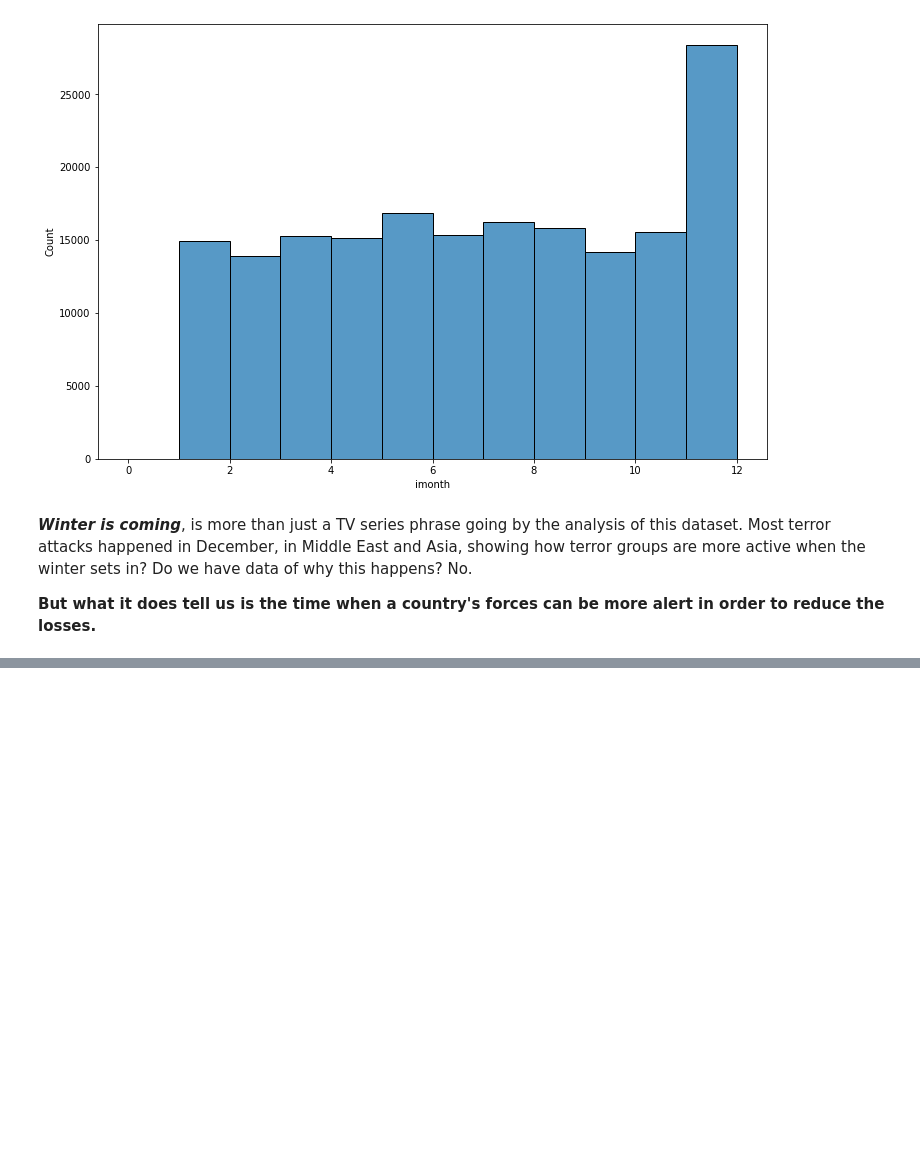
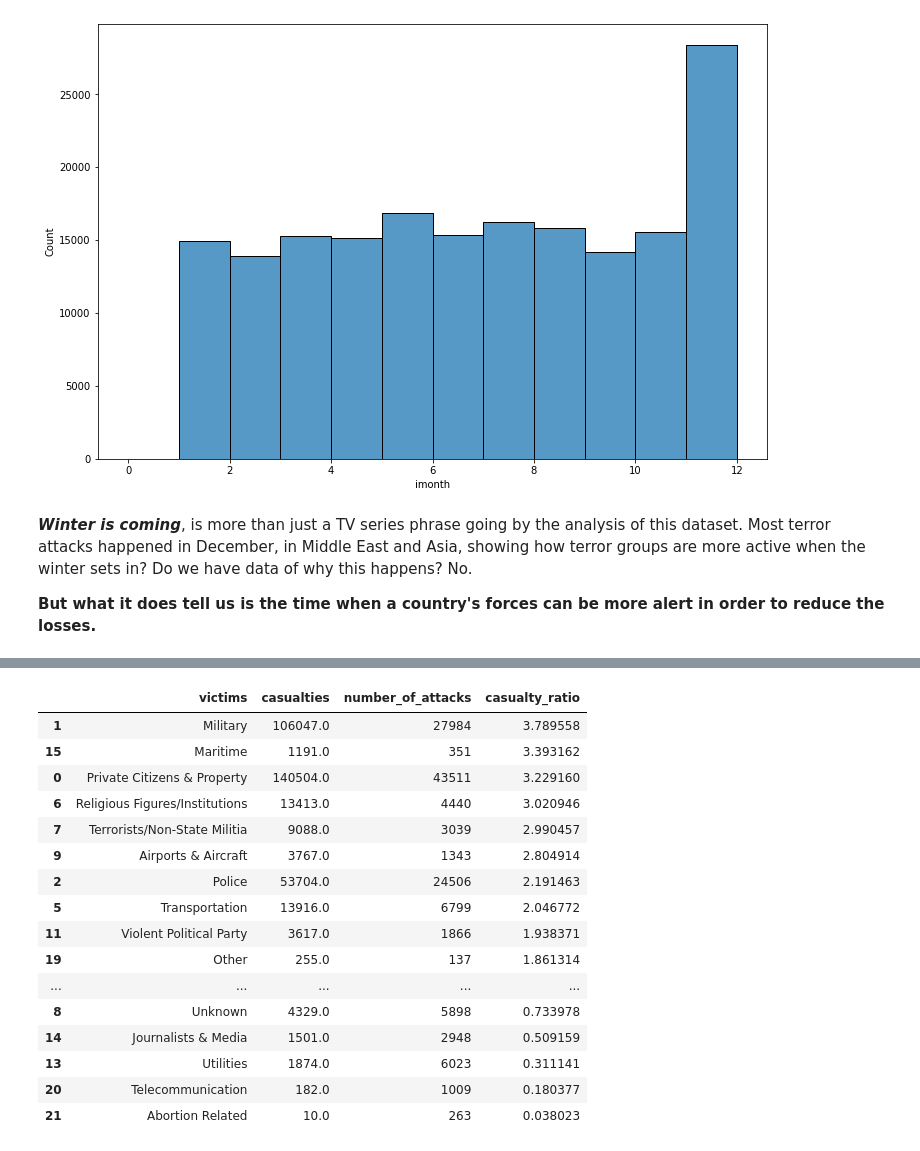
Before and after one commit to coder-harshil/global-terrorism-analysis, a Jupyter notebook: Capstone_Project_EDA_Global_Terrorism_Analysis.ipynb, the cells around one changed output, grey strips where cells are left out. Saved outputs shown, nothing was run; the diff lists cells and outputs as text; code cells hidden in the pictures; blank space fills up the shorter version.

```diff
--- a/Capstone_Project_EDA_Global_Terrorism_Analysis.ipynb
+++ b/Capstone_Project_EDA_Global_Terrorism_Analysis.ipynb
@@ -205,0 +423,23 @@ sns.histplot(terror_df, x = 'imonth', bins = 12)
+# %%
+worst_affected_victims = pd.merge(victims_df,victim_by_attacks, on = 'victims')
+worst_affected_victims['casualty_ratio'] = worst_affected_victims['casualties']/worst_affected_victims['number_of_attacks']
+worst_affected_victims = worst_affected_victims.sort_values(by = 'casualty_ratio', ascending = False)
+worst_affected_victims
+# %% [output]
+|  | victims | casualties | number_of_attacks | casualty_ratio |
+| 1 | Military | 106047.0 | 27984 | 3.789558 |
+| 15 | Maritime | 1191.0 | 351 | 3.393162 |
+| 0 | Private Citizens & Property | 140504.0 | 43511 | 3.229160 |
+| 6 | Religious Figures/Institutions | 13413.0 | 4440 | 3.020946 |
+| 7 | Terrorists/Non-State Militia | 9088.0 | 3039 | 2.990457 |
+| 9 | Airports & Aircraft | 3767.0 | 1343 | 2.804914 |
+| 2 | Police | 53704.0 | 24506 | 2.191463 |
+| 5 | Transportation | 13916.0 | 6799 | 2.046772 |
+| 11 | Violent Political Party | 3617.0 | 1866 | 1.938371 |
+| 19 | Other | 255.0 | 137 | 1.861314 |
+| ... | ... | ... | ... | ... |
+| 8 | Unknown | 4329.0 | 5898 | 0.733978 |
+| 14 | Journalists & Media | 1501.0 | 2948 | 0.509159 |
+| 13 | Utilities | 1874.0 | 6023 | 0.311141 |
+| 20 | Telecommunication | 182.0 | 1009 | 0.180377 |
+| 21 | Abortion Related | 10.0 | 263 | 0.038023 |
```
Also changed, not shown: parts of 27 cells of this notebook.
